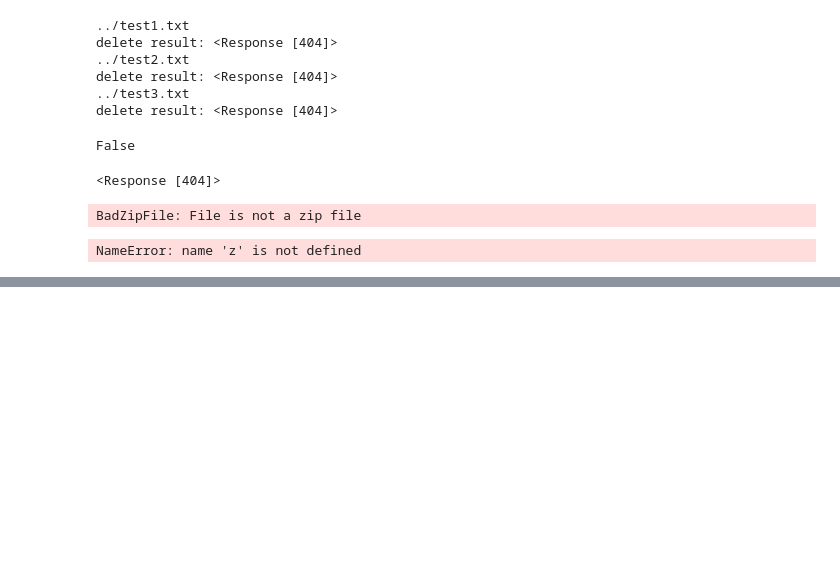
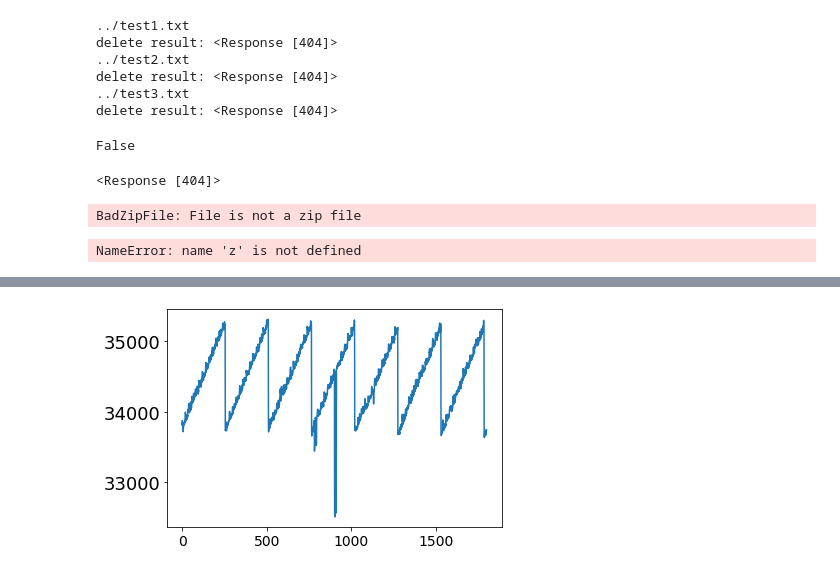
Before and after one commit to lukas-hoefig/eCallistoRadioBursts, a Jupyter notebook: download2.ipynb, the cells around one changed output, grey strips where cells are left out. Drawn from its saved outputs; the diff is of its cells as text; code cells hidden in the pictures; blank space fills up the shorter version.

```diff
--- a/download2.ipynb
+++ b/download2.ipynb
@@ -104,0 +120,6 @@ NameError: name 'z' is not defined
+# %%
+dp.createSummedCurve([45,200])
+plt.plot(dp.summedCurve)
+plt.show()
+# %% [output]
+[figure, added]
```
Also changed, not shown: parts of 4 cells of this notebook.
